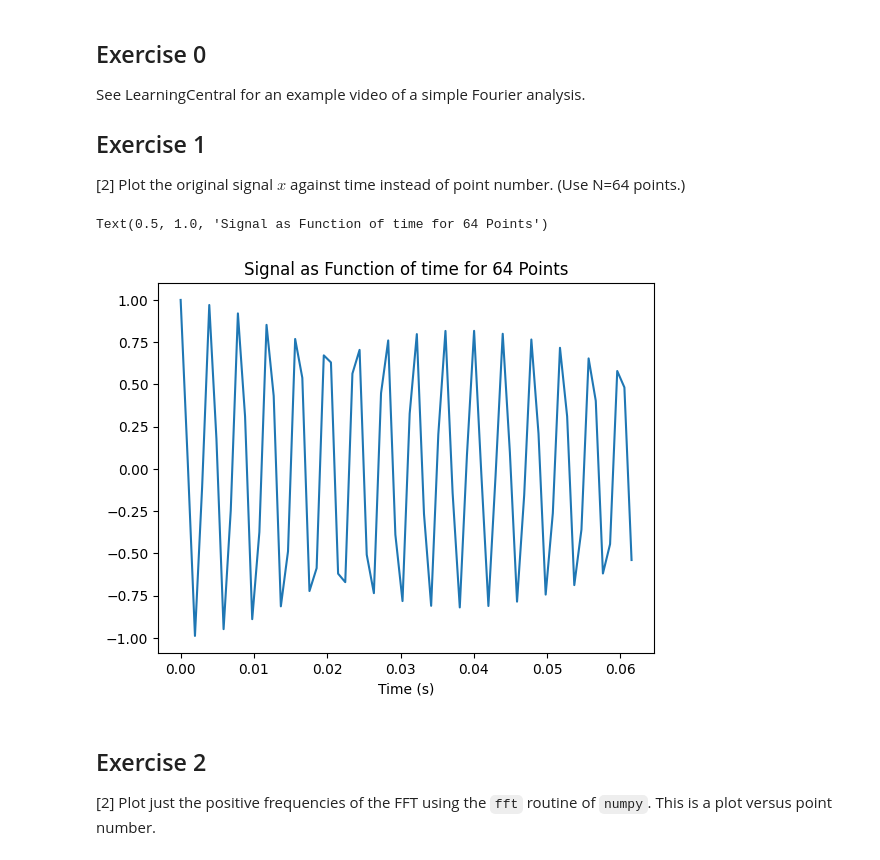
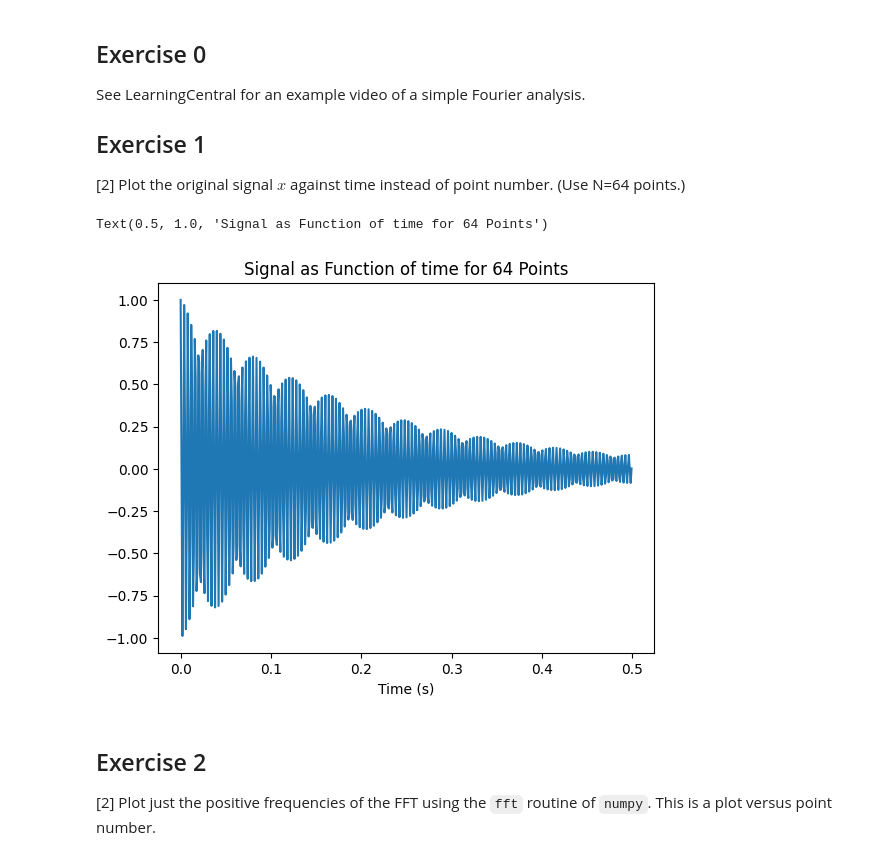
Before and after one commit to PX2145-2025/week-10-b-bshorner533, a Jupyter notebook: FFT.ipynb, the cells around one changed output. Drawn from its saved outputs; the diff is of its cells as text; code cells hidden in the pictures.

```diff
--- a/FFT.ipynb
+++ b/FFT.ipynb
@@ -312,15 +319,16 @@ def f(N, Fs):
 # %%
-N = 64
+N = 512
 Fs = 1024
 tau = N/Fs
 t = np.linspace(0, tau, N, endpoint=False)
+x = np.cos(t) # create x array, amplitude 1.0
 # plot output of function against time for 64 points
 plt.plot(t, f(N, Fs))
 plt.xlabel('Time (s)')
 plt.title('Signal as Function of time for 64 Points')
 # %% [output]
 Text(0.5, 1.0, 'Signal as Function of time for 64 Points')
-[figure, old version]
+[figure, new version]
 # %% [markdown]
 
 ## Exercise 2
```
Also changed, not shown: parts of 10 cells of this notebook.
